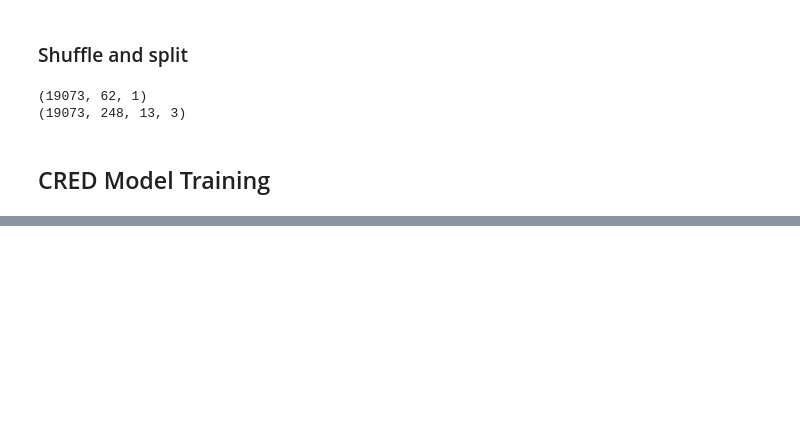
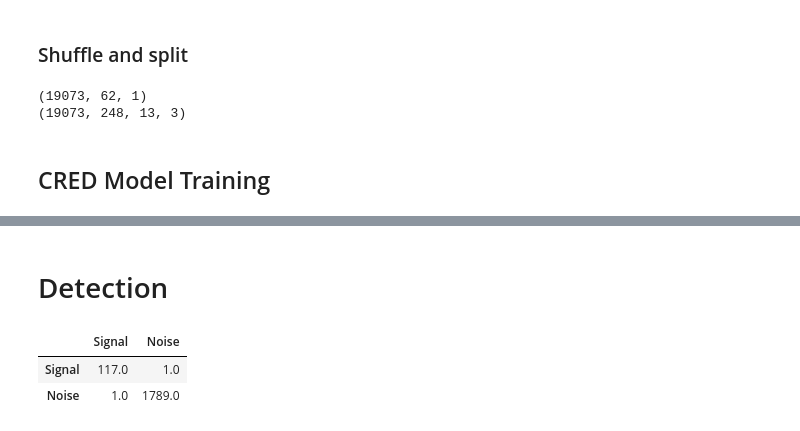
Before and after one commit to Lyd202002427/CRED-model, a Jupyter notebook: Model.ipynb, the cells around one changed output, grey strips where cells are left out. Saved outputs shown, nothing was run; the diff lists cells and outputs as text; code cells hidden in the pictures; blank space fills up the shorter version.

Commit message:
more on detection

```diff
--- a/Model.ipynb
+++ b/Model.ipynb
@@ -375,0 +326,43 @@ def Confusion_Matrix(test_array, y_true_array):
+# %% [markdown]
+# Detection
+# %%
+def label(prob):
+    prediction = np.zeros(shape = prob.shape)
+    for i in range(len(prob)):
+        if prob[i] > 0.8:
+            prediction[i] = 1
+    return prediction
+# %%
+def Confusion_Matrix(test_array, y_true_array):
+    '''
+    The function is designed to create a confusion matrix about whether the signal is correctly detected
+    ----------------------------------
+    Input:
+    test_array: a list of stream that to be detected, the stream should have three channel
+    y_true_array: the ground truth of the corresponding stream in the test_list
+    ----------------------------------
+    Output:
+    return: a confusion matrix of the model, each row of the matrix corresponds to a predicted class and
+            each column of the matrix corresponds to an actual class
+
+    '''
+    matrix = pd.DataFrame(data = np.zeros(shape = (2,2)), columns = ['Signal', 'Noise'], index = ['Signal', 'Noise'])
+    y_prob_array = model.predict(test_array)
+    for i in range(len(y_prob_array)):
+        y_pred = label(y_prob_array[i])
+        truth = y_true_array[i]
+        if np.any(y_pred == 1) & np.any(truth == 1):
+            matrix.iloc[0,0] += 1
+        elif np.any(y_pred == 1) & np.all(truth == 0):
+            matrix.iloc[0,1] += 1
+        elif np.all(y_pred == 0) & np.any(truth == 1):
+            matrix.iloc[1,0] += 1
+        elif np.all(y_pred == 0) & np.all(truth == 0):
+            matrix.iloc[1,1] += 1
+    return matrix
+# %%
+Confusion_Matrix(X_test, y_test)
+# %% [output]
+|  | Signal | Noise |
+| Signal | 117.0 | 1.0 |
+| Noise | 1.0 | 1789.0 |
```
Also changed, not shown: parts of 24 cells of this notebook.
